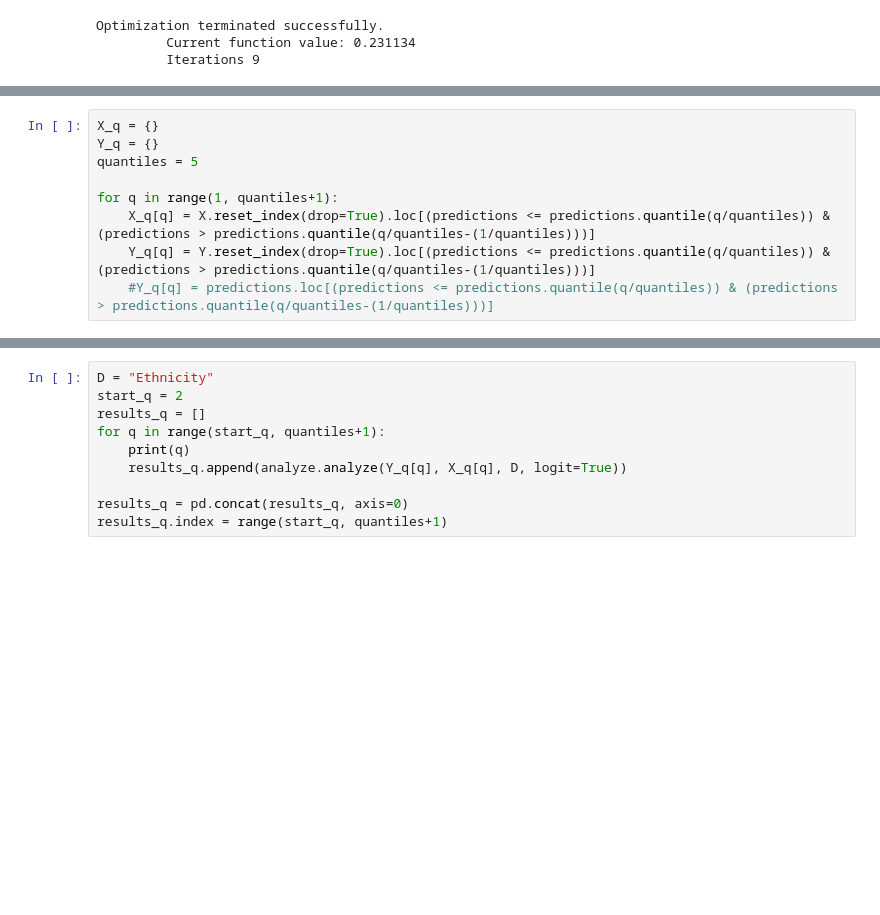
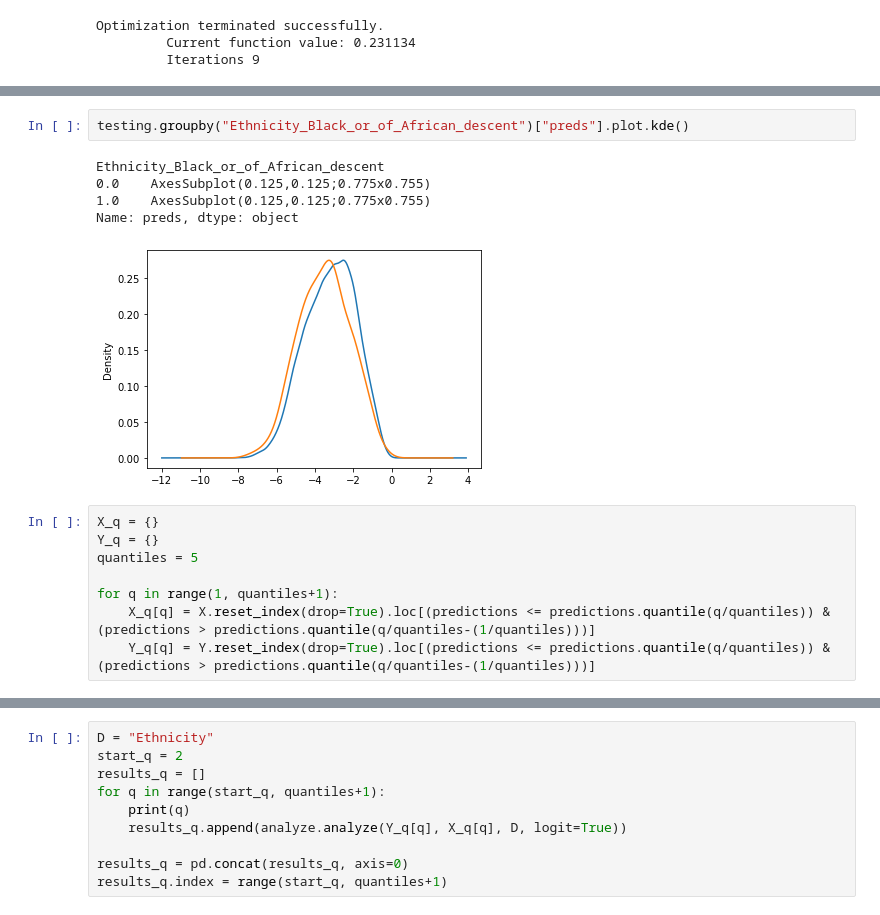
Before and after one commit to whoisnnamdi/black-dev-2020, a Jupyter notebook: code/progression.ipynb, the cells around one changed output, grey strips where cells are left out. Cells and saved outputs as stored; diff of their text form; blank space fills up the shorter version.

```diff
--- a/code/progression.ipynb
+++ b/code/progression.ipynb
@@ -179,3 +158,11 @@ Name: Leader, dtype: int64
+# %%
+testing.groupby("Ethnicity_Black_or_of_African_descent")["preds"].plot.kde()
+# %% [output]
+Ethnicity_Black_or_of_African_descent
+0.0    AxesSubplot(0.125,0.125;0.775x0.755)
+1.0    AxesSubplot(0.125,0.125;0.775x0.755)
+Name: preds, dtype: object
+[figure, added]
 # %%
 X_q = {}
 Y_q = {}
@@ -184,4 +171,3 @@ quantiles = 5
 for q in range(1, quantiles+1):
     X_q[q] = X.reset_index(drop=True).loc[(predictions <= predictions.quantile(q/quantiles)) & (predictions > predictions.quantile(q/quantiles-(1/quantiles)))]
     Y_q[q] = Y.reset_index(drop=True).loc[(predictions <= predictions.quantile(q/quantiles)) & (predictions > predictions.quantile(q/quantiles-(1/quantiles)))]
-    #Y_q[q] = predictions.loc[(predictions <= predictions.quantile(q/quantiles)) & (predictions > predictions.quantile(q/quantiles-(1/quantiles)))]
```
Also changed, not shown: parts of 15 cells of this notebook, 2 other files.
